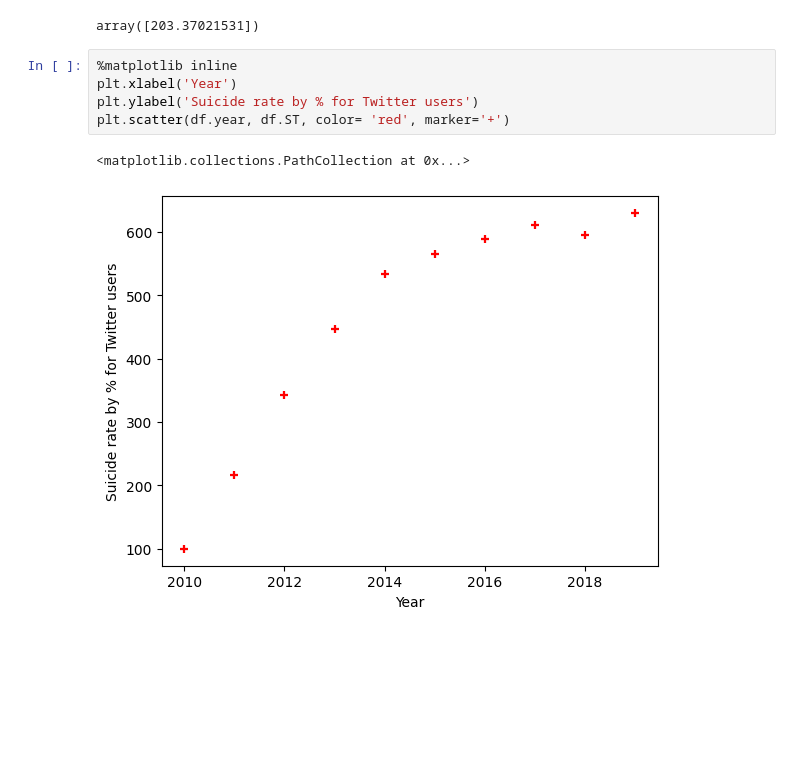
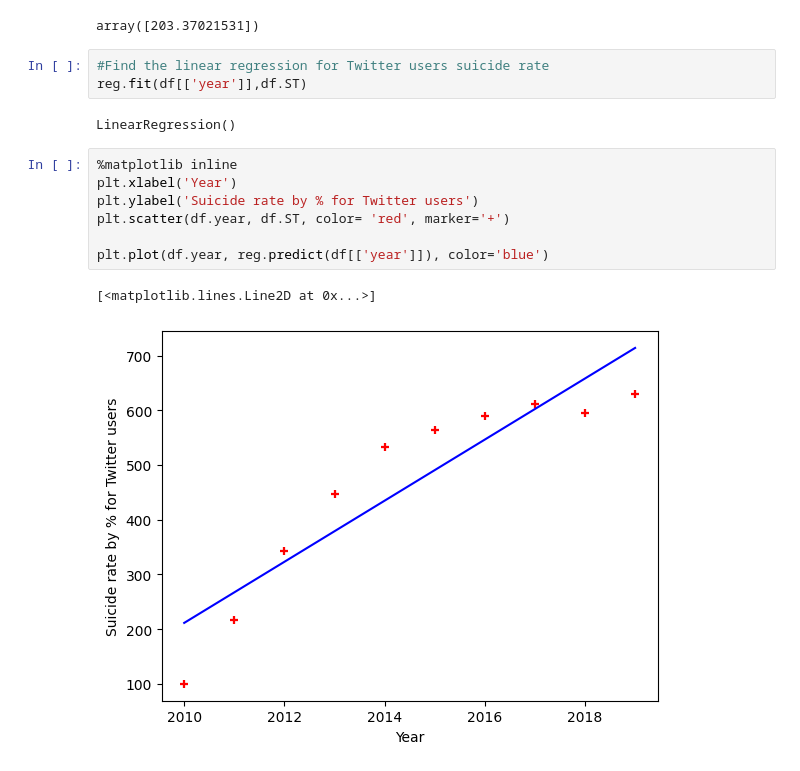
Before and after one commit to GabiHan/ML-Suicide-Analysis, a Jupyter notebook: index1.ipynb, the cells around one changed output. Drawn from its saved outputs; the diff is of its cells as text; blank space fills up the shorter version.

Commit message:
Linear regression

```diff
--- a/index1.ipynb
+++ b/index1.ipynb
@@ -142,11 +148,18 @@ LinearRegression()
 reg.predict([[2013]])
 # %% [output]
 array([203.37021531])
+# %%
+#Find the linear regression for Twitter users suicide rate
+reg.fit(df[['year']],df.ST)
+# %% [output]
+LinearRegression()
 # %%
 %matplotlib inline
 plt.xlabel('Year')
 plt.ylabel('Suicide rate by % for Twitter users')
 plt.scatter(df.year, df.ST, color= 'red', marker='+')
+
+plt.plot(df.year, reg.predict(df[['year']]), color='blue')
 # %% [output]
-<matplotlib.collections.PathCollection at 0x...>
+[<matplotlib.lines.Line2D at 0x...>]
-[figure, old version]
+[figure, new version]
```
Also changed, not shown: parts of 5 cells of this notebook.
